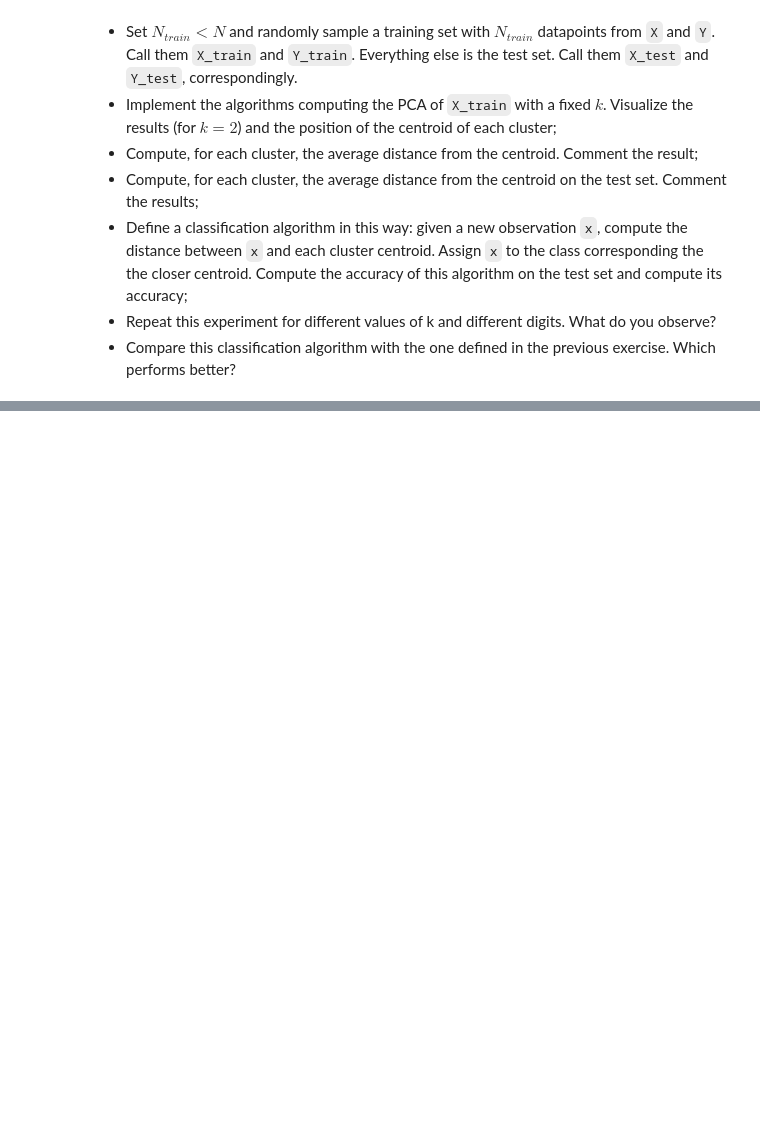
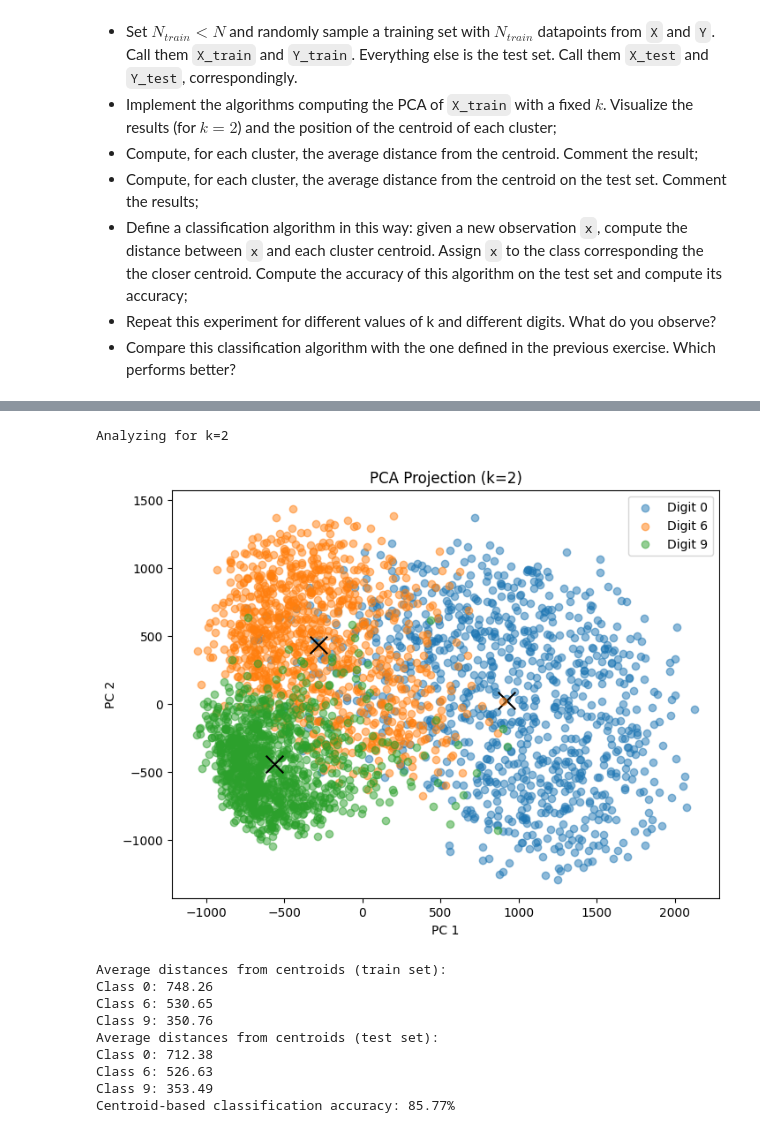
Before and after one commit to Mathacc/statmethods, a Jupyter notebook: homeworks-solutions/HW2.ipynb, the cells around one changed output, grey strips where cells are left out. Drawn from its saved outputs; the diff is of its cells as text; code cells hidden in the pictures; blank space fills up the shorter version.

```diff
--- a/homeworks-solutions/HW2.ipynb
+++ b/homeworks-solutions/HW2.ipynb
@@ -287,0 +554,77 @@ The task for this exercise is to verify the ability of PCA in clustering data by
+# %%
+from sklearn.metrics import confusion_matrix
+
+# Define the values of k to test
+k_values = [2, 3, 5, 10]
+
+# Function to perform the analysis for a given k
+def analyze_pca_for_k(k):
+    print(f"\nAnalyzing for k={k}")
+
+    # Perform PCA
+    X_train_pca, pca_model = perform_pca(X_train, k)
+    centroids = compute_centroids(X_train_pca, Y_train)
+
+    # Plot PCA clusters
+    if k == 2:  # Only plot for k=2 for visualization purposes
+        plot_pca_clusters(X_train_pca, Y_train, centroids, k)
+
+    # Compute average distances on train set
+    train_avg_distances = compute_avg_distance(X_train_pca, Y_train, centroids)
+    formatted_distances = [f"Class {list(d.keys())[0].split()[-1]}: {list(d.values())[0]:.2f}" for d in train_avg_distances]
+    print("Average distances from centroids (train set):")
+    for distance in formatted_distances:
+        print(distance)
+
+    # Test set projection
+    X_test_pca = pca_model.transform(X_test.T).T
+    test_avg_distances = compute_avg_distance(X_test_pca, Y_test, centroids)
+    formatted_distances = [f"Class {list(d.keys())[0].split()[-1]}: {list(d.values())[0]:.2f}" for d in test_avg_distances]
+    print("Average distances from centroids (test set):")
+    for distance in formatted_distances:
+        print(distance)
+
+    # Classification on test set
+    Y_pred = classify_using_centroids(X_test_pca, centroids)
+    accuracy = accuracy_score(Y_test, Y_pred)
+    print(f"Centroid-based classification accuracy: {accuracy:.2%}")
+
+    # Compute confusion matrix
+    conf_matrix = confusion_matrix(Y_test, Y_pred)
+
+    # Plot confusion matrix
+    plt.figure(figsize=(8, 6))
+    plt.imshow(conf_matrix, interpolation='nearest', cmap=plt.cm.Blues)
+    plt.title(f'Confusion Matrix (k={k})')
+    plt.colorbar()
+    tick_marks = np.arange(len(chosen_digits))
+    plt.xticks(tick_marks, chosen_digits, rotation=45)
+    plt.yticks(tick_marks, chosen_digits)
+
+    # Add labels to the plot
+    thresh = conf_matrix.max() / 2.
+    for i, j in np.ndindex(conf_matrix.shape):
+        plt.text(j, i, format(conf_matrix[i, j], 'd'),
+                 horizontalalignment="center",
+                 color="white" if conf_matrix[i, j] > thresh else "black")
+
+    plt.ylabel('True label')
+    plt.xlabel('Predicted label')
+    plt.tight_layout()
+    plt.show()
+
+# Iterate over the values of k and perform the analysis
+for k in k_values:
+    analyze_pca_for_k(k)
+# %% [output]
+Analyzing for k=2
+[figure, added]
+Average distances from centroids (train set):
+Class 0: 748.26
+Class 6: 530.65
+Class 9: 350.76
+Average distances from centroids (test set):
+Class 0: 712.38
+Class 6: 526.63
+Class 9: 353.49
+Centroid-based classification accuracy: 85.77%
```
Also changed, not shown: parts of 27 cells of this notebook.
